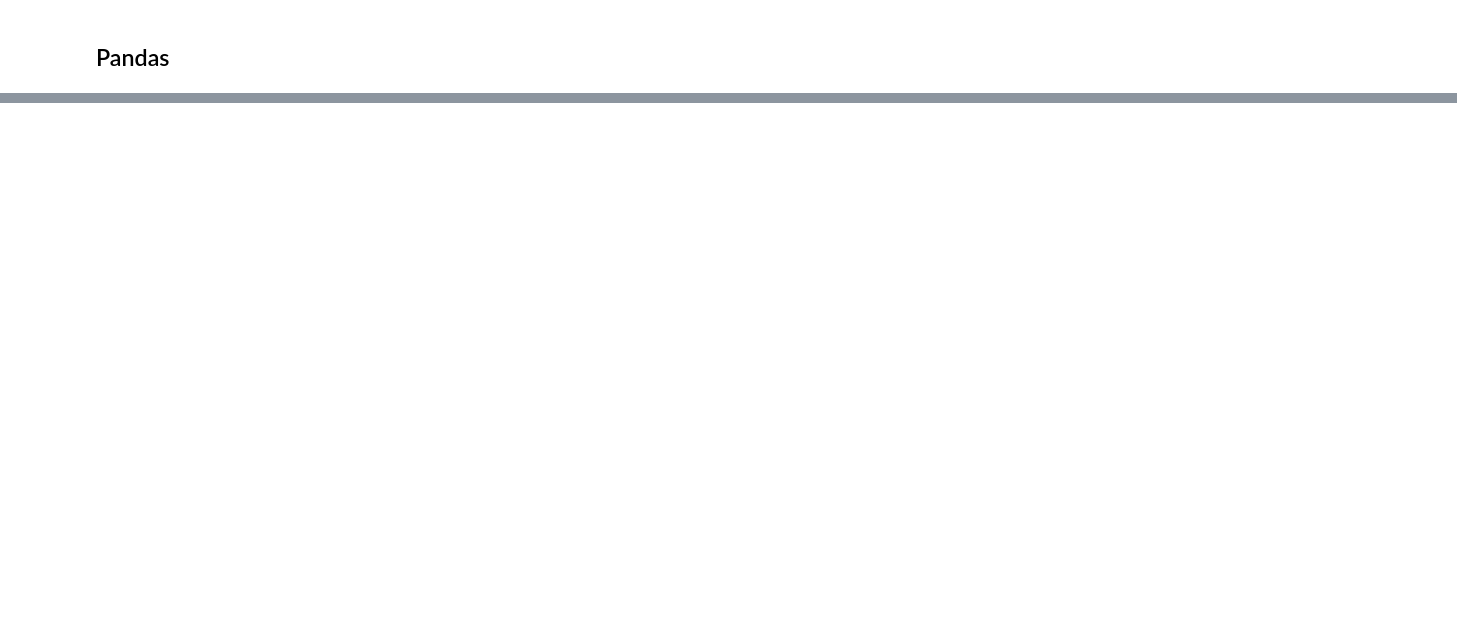
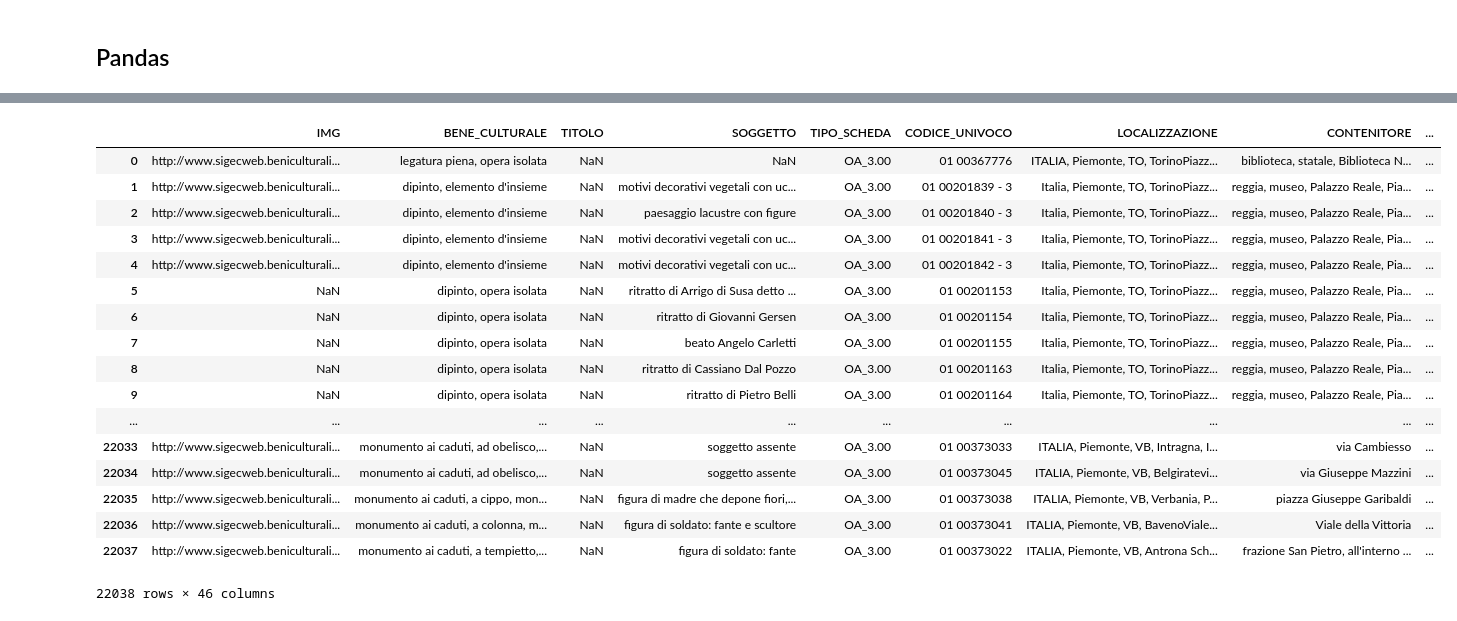
Before and after one commit to alfabetizzazione/python-alfabetizzazione-docenti, a Jupyter notebook: 08 lettura dati e pandas.ipynb, the cells around one changed output, grey strips where cells are left out. Cells and saved outputs as stored; diff of their text form; code cells hidden in the pictures; blank space fills up the shorter version.

```diff
--- a/08 lettura dati e pandas.ipynb
+++ b/08 lettura dati e pandas.ipynb
@@ -145,0 +529,23 @@ incidenti
+# %%
+arte = pd.read_csv("data/arte.csv.gz",
+                   delimiter = ';')
+arte
+# %% [output]
+|  | IMG | BENE_CULTURALE | TITOLO | SOGGETTO | TIPO_SCHEDA | CODICE_UNIVOCO | LOCALIZZAZIONE | CONTENITORE | ... |
+| 0 | http://www.sigecweb.beniculturali... | legatura piena, opera isolata | NaN | NaN | OA_3.00 | 01 00367776 | ITALIA, Piemonte, TO, TorinoPiazz... | biblioteca, statale, Biblioteca N... | ... |
+| 1 | http://www.sigecweb.beniculturali... | dipinto, elemento d'insieme | NaN | motivi decorativi vegetali con uc... | OA_3.00 | 01 00201839 - 3 | Italia, Piemonte, TO, TorinoPiazz... | reggia, museo, Palazzo Reale, Pia... | ... |
+| 2 | http://www.sigecweb.beniculturali... | dipinto, elemento d'insieme | NaN | paesaggio lacustre con figure | OA_3.00 | 01 00201840 - 3 | Italia, Piemonte, TO, TorinoPiazz... | reggia, museo, Palazzo Reale, Pia... | ... |
+| 3 | http://www.sigecweb.beniculturali... | dipinto, elemento d'insieme | NaN | motivi decorativi vegetali con uc... | OA_3.00 | 01 00201841 - 3 | Italia, Piemonte, TO, TorinoPiazz... | reggia, museo, Palazzo Reale, Pia... | ... |
+| 4 | http://www.sigecweb.beniculturali... | dipinto, elemento d'insieme | NaN | motivi decorativi vegetali con uc... | OA_3.00 | 01 00201842 - 3 | Italia, Piemonte, TO, TorinoPiazz... | reggia, museo, Palazzo Reale, Pia... | ... |
+| 5 | NaN | dipinto, opera isolata | NaN | ritratto di Arrigo di Susa detto ... | OA_3.00 | 01 00201153 | Italia, Piemonte, TO, TorinoPiazz... | reggia, museo, Palazzo Reale, Pia... | ... |
+| 6 | NaN | dipinto, opera isolata | NaN | ritratto di Giovanni Gersen | OA_3.00 | 01 00201154 | Italia, Piemonte, TO, TorinoPiazz... | reggia, museo, Palazzo Reale, Pia... | ... |
+| 7 | NaN | dipinto, opera isolata | NaN | beato Angelo Carletti | OA_3.00 | 01 00201155 | Italia, Piemonte, TO, TorinoPiazz... | reggia, museo, Palazzo Reale, Pia... | ... |
+| 8 | NaN | dipinto, opera isolata | NaN | ritratto di Cassiano Dal Pozzo | OA_3.00 | 01 00201163 | Italia, Piemonte, TO, TorinoPiazz... | reggia, museo, Palazzo Reale, Pia... | ... |
+| 9 | NaN | dipinto, opera isolata | NaN | ritratto di Pietro Belli | OA_3.00 | 01 00201164 | Italia, Piemonte, TO, TorinoPiazz... | reggia, museo, Palazzo Reale, Pia... | ... |
+| ... | ... | ... | ... | ... | ... | ... | ... | ... | ... |
+| 22033 | http://www.sigecweb.beniculturali... | monumento ai caduti, ad obelisco,... | NaN | soggetto assente | OA_3.00 | 01 00373033 | ITALIA, Piemonte, VB, Intragna, I... | via Cambiesso | ... |
+| 22034 | http://www.sigecweb.beniculturali... | monumento ai caduti, ad obelisco,... | NaN | soggetto assente | OA_3.00 | 01 00373045 | ITALIA, Piemonte, VB, Belgiratevi... | via Giuseppe Mazzini | ... |
+| 22035 | http://www.sigecweb.beniculturali... | monumento ai caduti, a cippo, mon... | NaN | figura di madre che depone fiori,... | OA_3.00 | 01 00373038 | ITALIA, Piemonte, VB, Verbania, P... | piazza Giuseppe Garibaldi | ... |
+| 22036 | http://www.sigecweb.beniculturali... | monumento ai caduti, a colonna, m... | NaN | figura di soldato: fante e scultore | OA_3.00 | 01 00373041 | ITALIA, Piemonte, VB, BavenoViale... | Viale della Vittoria | ... |
+| 22037 | http://www.sigecweb.beniculturali... | monumento ai caduti, a tempietto,... | NaN | figura di soldato: fante | OA_3.00 | 01 00373022 | ITALIA, Piemonte, VB, Antrona Sch... | frazione San Pietro, all'interno ... | ... |
+22038 rows × 46 columns
```
Also changed, not shown: parts of 71 cells of this notebook, 6 other files.
